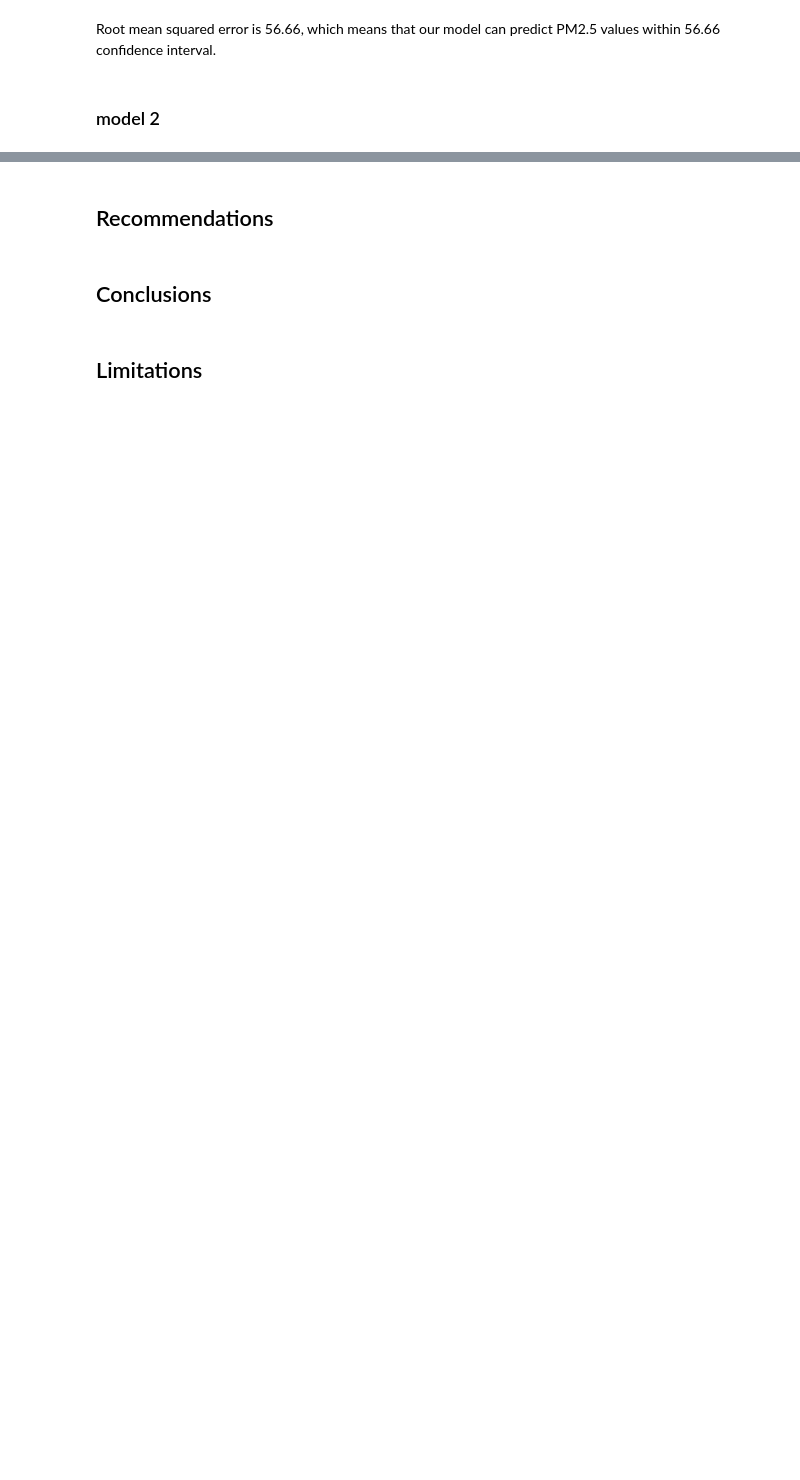
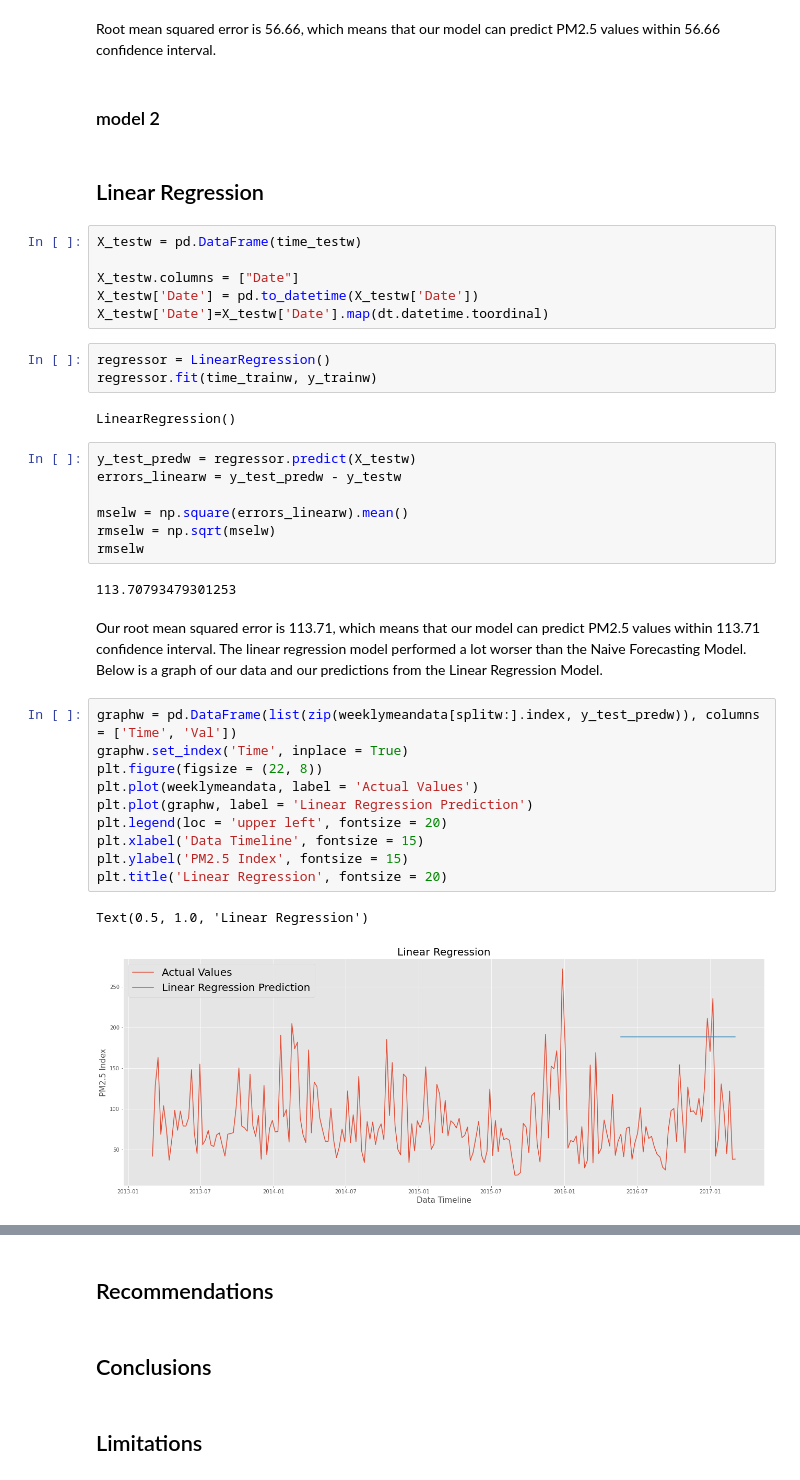
Before and after one commit to jonvis23/Air-Quality-Forecasting, a Jupyter notebook: notebook.ipynb, the cells around one changed output, grey strips where cells are left out. Drawn from its saved outputs; the diff is of its cells as text; blank space fills up the shorter version.

```diff
--- a/notebook.ipynb
+++ b/notebook.ipynb
@@ -792,3 +792,40 @@ The Mean Squared Error of our forecasts is 3119.38
 Root mean squared error is 56.66, which means that our model can predict PM2.5 values within 56.66 confidence interval.
 # %% [markdown]
 ### model 2
+# %% [markdown]
+## Linear Regression
+# %%
+X_testw = pd.DataFrame(time_testw)
+
+X_testw.columns = ["Date"]
+X_testw['Date'] = pd.to_datetime(X_testw['Date'])
+X_testw['Date']=X_testw['Date'].map(dt.datetime.toordinal)
+# %%
+regressor = LinearRegression()
+regressor.fit(time_trainw, y_trainw)
+# %% [output]
+LinearRegression()
+# %%
+y_test_predw = regressor.predict(X_testw)
+errors_linearw = y_test_predw - y_testw
+
+mselw = np.square(errors_linearw).mean()
+rmselw = np.sqrt(mselw)
+rmselw
+# %% [output]
+113.70793479301253
+# %% [markdown]
+Our root mean squared error is 113.71, which means that our model can predict PM2.5 values within 113.71 confidence interval. The linear regression model performed a lot worser than the Naive Forecasting Model. Below is a graph of our data and our predictions from the Linear Regression Model.
+# %%
+graphw = pd.DataFrame(list(zip(weeklymeandata[splitw:].index, y_test_predw)), columns = ['Time', 'Val'])
+graphw.set_index('Time', inplace = True)
+plt.figure(figsize = (22, 8))
+plt.plot(weeklymeandata, label = 'Actual Values')
+plt.plot(graphw, label = 'Linear Regression Prediction')
+plt.legend(loc = 'upper left', fontsize = 20)
+plt.xlabel('Data Timeline', fontsize = 15)
+plt.ylabel('PM2.5 Index', fontsize = 15)
+plt.title('Linear Regression', fontsize = 20)
+# %% [output]
+Text(0.5, 1.0, 'Linear Regression')
+[figure, added]
```
Also changed, not shown: parts of 5 cells of this notebook.
